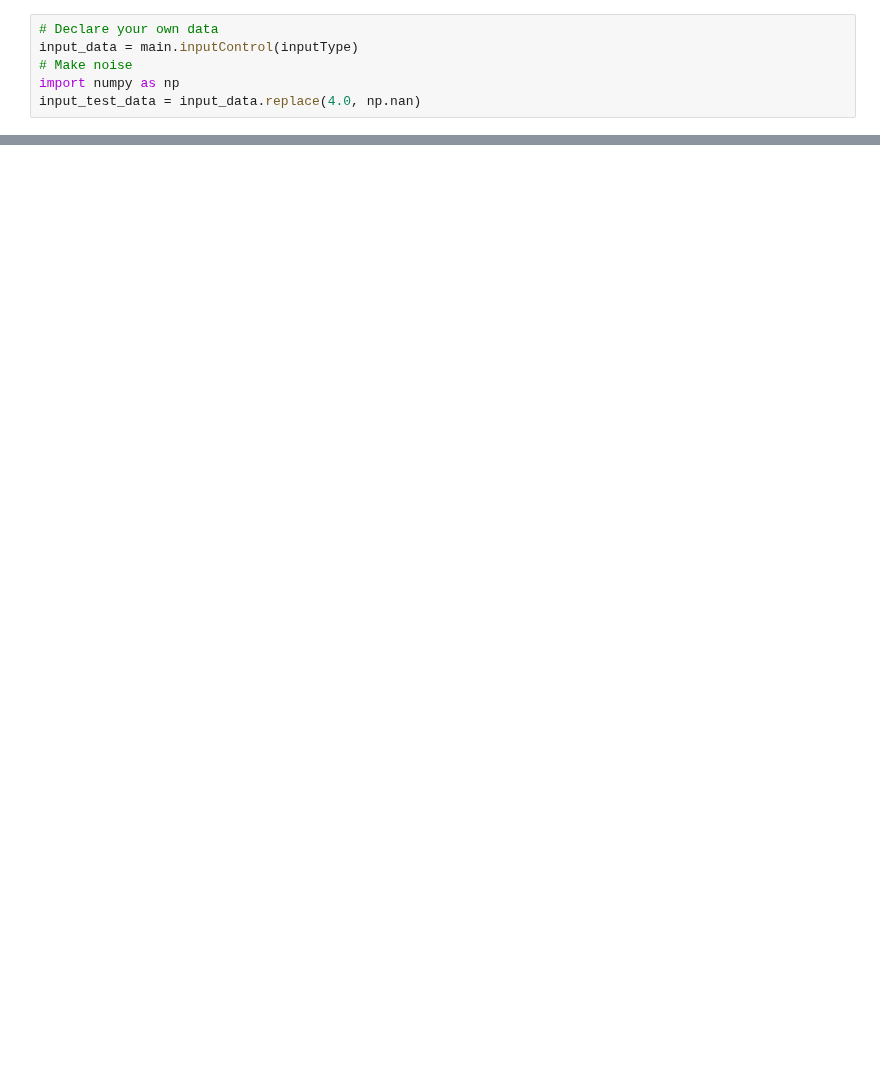
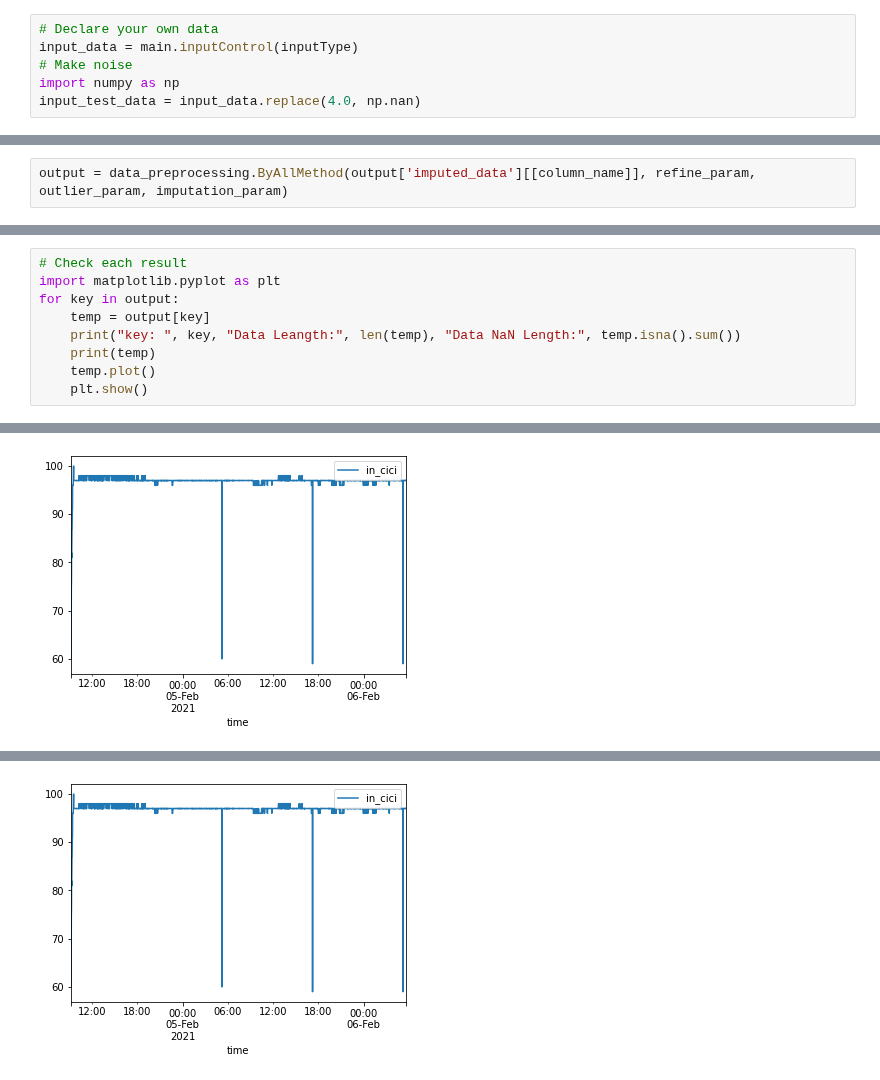
Before and after one commit to ClustProject/KETIPrePartialDataPreprocessing, a Jupyter notebook: main.ipynb, the cells around one changed output, grey strips where cells are left out. Saved outputs shown, nothing was run; the diff lists cells and outputs as text; blank space fills up the shorter version.

```diff
--- a/main.ipynb
+++ b/main.ipynb
@@ -67,0 +158,2 @@ dtype: int64
+# %%
+output = data_preprocessing.ByAllMethod(output['imputed_data'][[column_name]], refine_param, outlier_param, imputation_param)
@@ -67,0 +178,10 @@ dtype: int64
+# %%
+# Check each result
+import matplotlib.pyplot as plt
+for key in output:
+    temp = output[key]
+    print("key: ", key, "Data Leangth:", len(temp), "Data NaN Length:", temp.isna().sum())
+    print(temp)
+    temp.plot()
+    plt.show()
+# %% [output]
@@ -67,0 +205 @@ dtype: int64
+[figure, added]
@@ -67,0 +223 @@ dtype: int64
+[figure, added]
```
Also changed, not shown: parts of 5 cells of this notebook, 3 other files.
